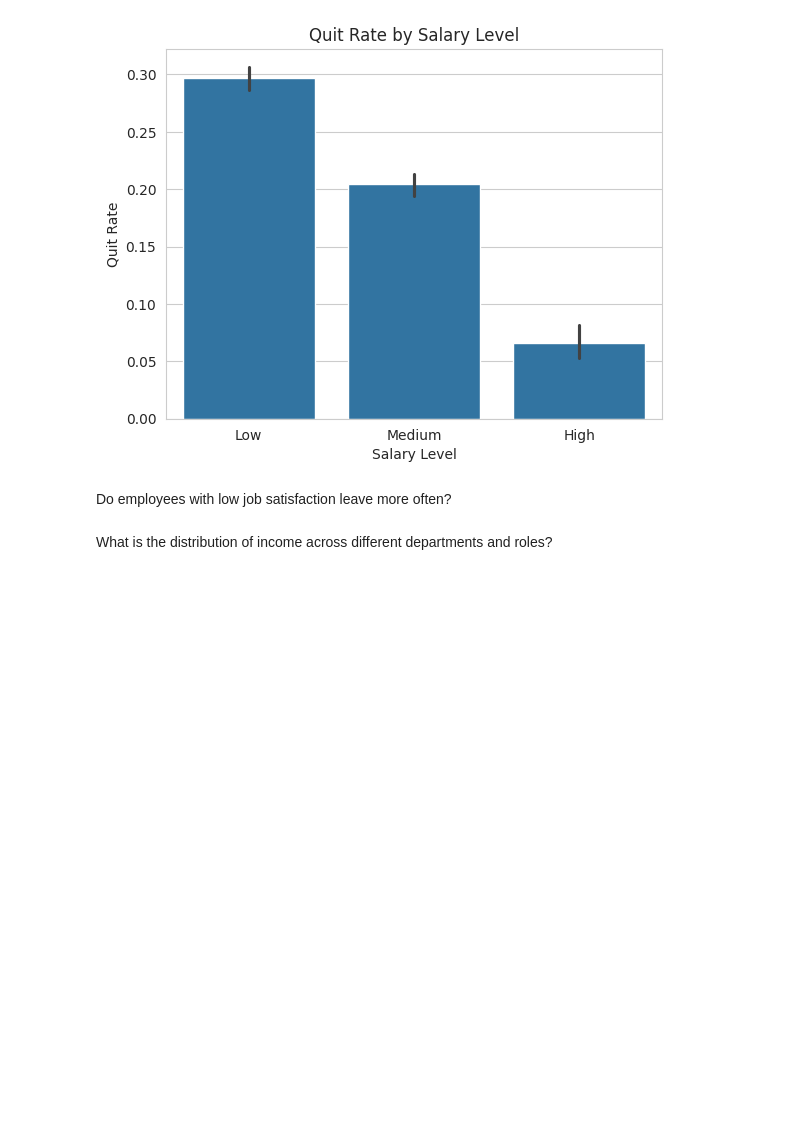
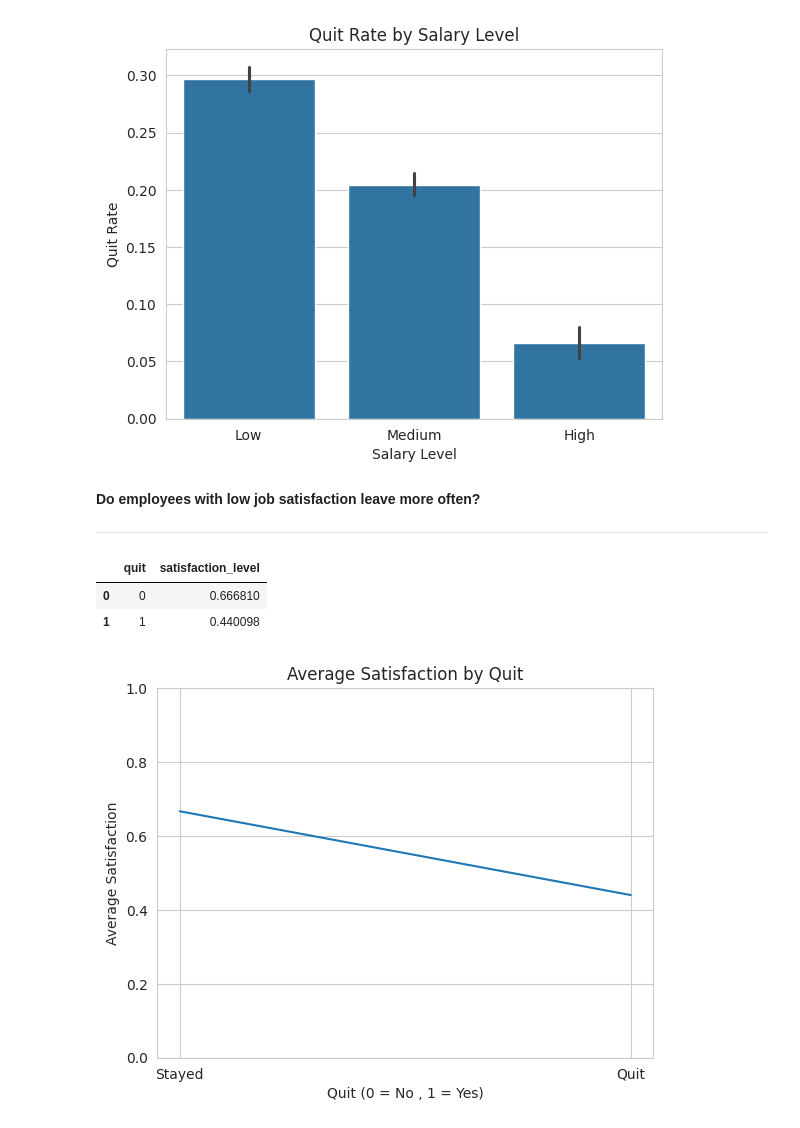
Before and after one commit to tamer-elkoT/Employee-Churn-Analysis-, a Jupyter notebook: EDA.ipynb, the cells around one changed output. Drawn from its saved outputs; the diff is of its cells as text; code cells hidden in the pictures; blank space fills up the shorter version.

```diff
--- a/EDA.ipynb
+++ b/EDA.ipynb
@@ -1050,6 +1060,25 @@ plt.show()
 # %% [output]
 [figure]
 # %% [markdown]
-Do employees with low job satisfaction leave more often?
+**Do employees with low job satisfaction leave more often?**
+
+---
-# %% [markdown]
-What is the distribution of income across different departments and roles?
+# %%
+satisfaction_by_quit = df_encoded.groupby("quit")["satisfaction_level"].mean().reset_index()
+# %%
+satisfaction_by_quit.head()
+# %% [output]
+|  | quit | satisfaction_level |
+| 0 | 0 | 0.666810 |
+| 1 | 1 | 0.440098 |
+# %%
+sns.lineplot(x="quit",y="satisfaction_level",data=satisfaction_by_quit)
+plt.title("Average Satisfaction by Quit")
+plt.ylabel("Average Satisfaction")
+plt.xlabel("Quit (0 = No , 1 = Yes)")
+plt.xticks([0,1], ["Stayed","Quit"])
+plt.ylim(0,1)
+plt.grid(True)
+plt.show()
+# %% [output]
+[figure, added]
```
Also changed, not shown: parts of 21 cells of this notebook.
